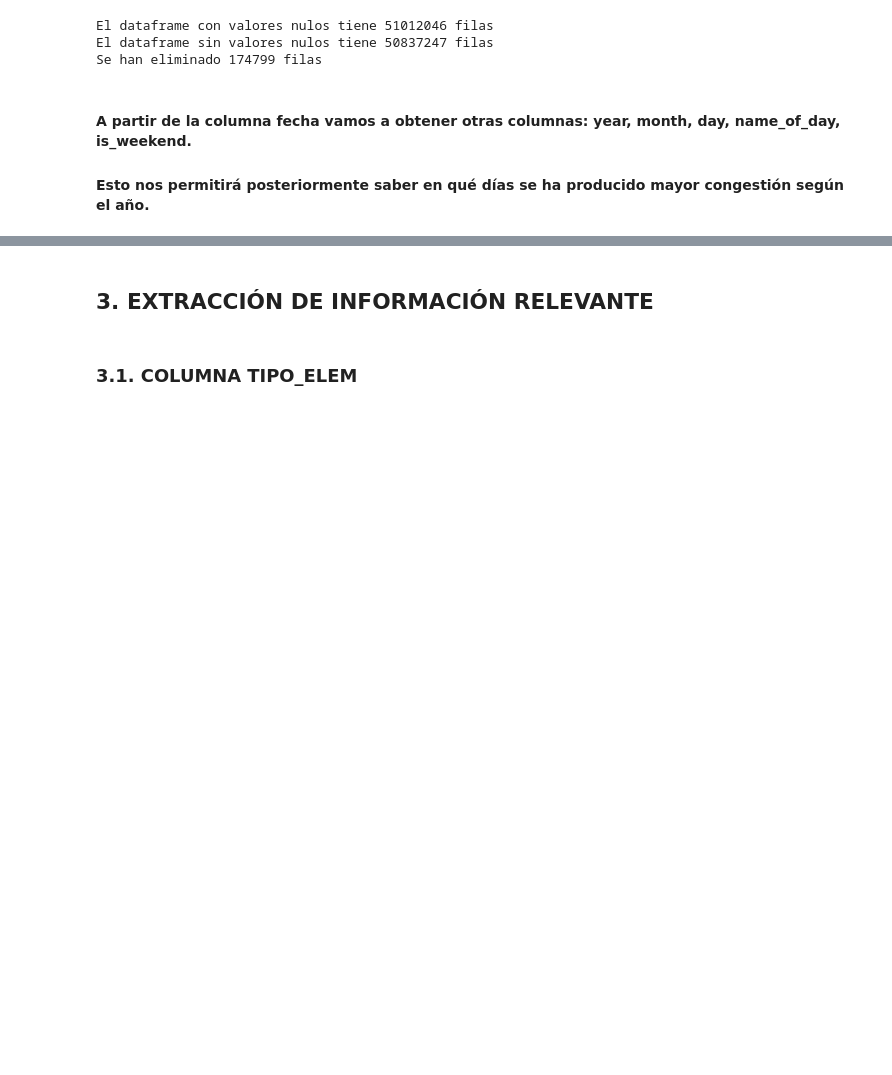
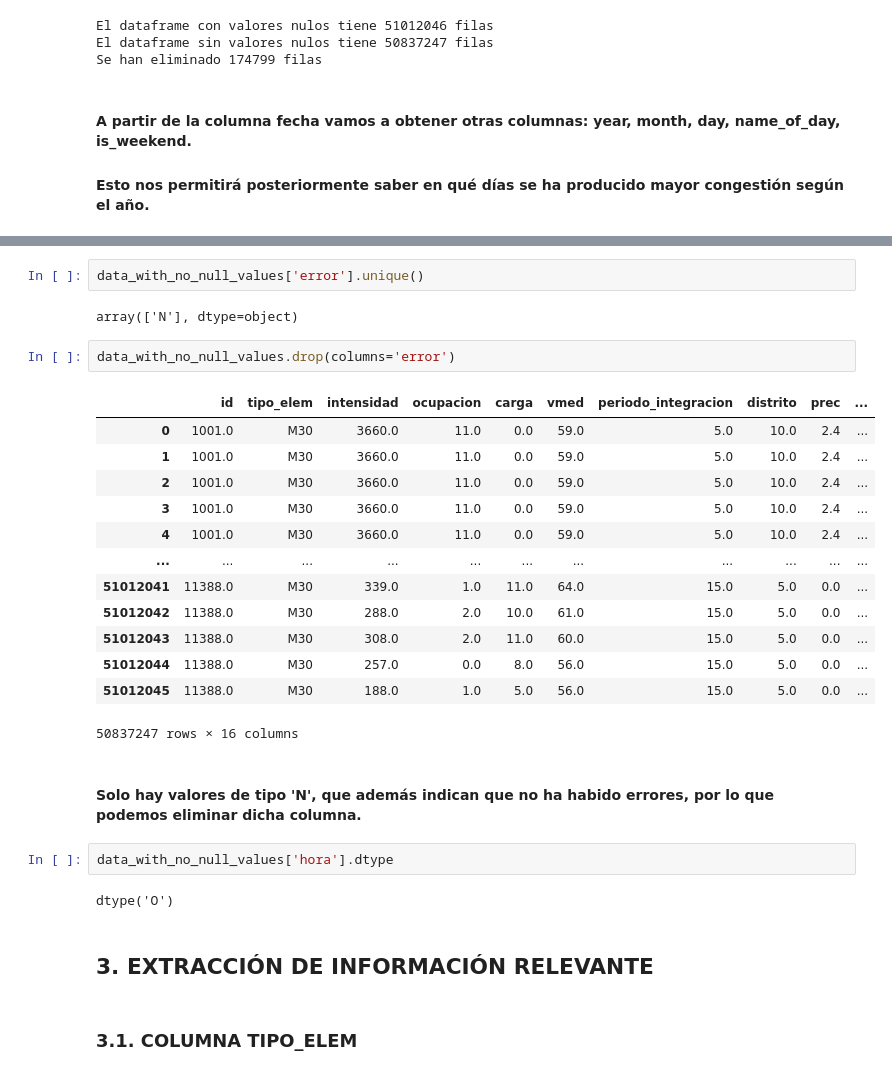
Before and after one commit to JoseACuesta/real_time_traffic_analysis_of_Madrid, a Jupyter notebook: ml/src/ml/cleaning_data.ipynb, the cells around one changed output, grey strips where cells are left out. Drawn from its saved outputs; the diff is of its cells as text; blank space fills up the shorter version.

```diff
--- a/ml/src/ml/cleaning_data.ipynb
+++ b/ml/src/ml/cleaning_data.ipynb
@@ -148,3 +159,29 @@ memory usage: 5.9+ GB
+# %%
+data_with_no_null_values['error'].unique()
+# %% [output]
+array(['N'], dtype=object)
+# %%
+data_with_no_null_values.drop(columns='error')
+# %% [output]
+|  | id | tipo_elem | intensidad | ocupacion | carga | vmed | periodo_integracion | distrito | prec | ... |
+| 0 | 1001.0 | M30 | 3660.0 | 11.0 | 0.0 | 59.0 | 5.0 | 10.0 | 2.4 | ... |
+| 1 | 1001.0 | M30 | 3660.0 | 11.0 | 0.0 | 59.0 | 5.0 | 10.0 | 2.4 | ... |
+| 2 | 1001.0 | M30 | 3660.0 | 11.0 | 0.0 | 59.0 | 5.0 | 10.0 | 2.4 | ... |
+| 3 | 1001.0 | M30 | 3660.0 | 11.0 | 0.0 | 59.0 | 5.0 | 10.0 | 2.4 | ... |
+| 4 | 1001.0 | M30 | 3660.0 | 11.0 | 0.0 | 59.0 | 5.0 | 10.0 | 2.4 | ... |
+| ... | ... | ... | ... | ... | ... | ... | ... | ... | ... | ... |
+| 51012041 | 11388.0 | M30 | 339.0 | 1.0 | 11.0 | 64.0 | 15.0 | 5.0 | 0.0 | ... |
+| 51012042 | 11388.0 | M30 | 288.0 | 2.0 | 10.0 | 61.0 | 15.0 | 5.0 | 0.0 | ... |
+| 51012043 | 11388.0 | M30 | 308.0 | 2.0 | 11.0 | 60.0 | 15.0 | 5.0 | 0.0 | ... |
+| 51012044 | 11388.0 | M30 | 257.0 | 0.0 | 8.0 | 56.0 | 15.0 | 5.0 | 0.0 | ... |
+| 51012045 | 11388.0 | M30 | 188.0 | 1.0 | 5.0 | 56.0 | 15.0 | 5.0 | 0.0 | ... |
+50837247 rows × 16 columns
+# %% [markdown]
+#### Solo hay valores de tipo 'N', que además indican que no ha habido errores, por lo que podemos eliminar dicha columna.
+# %%
+data_with_no_null_values['hora'].dtype
+# %% [output]
+dtype('O')
 # %% [markdown]
 ## 3. EXTRACCIÓN DE INFORMACIÓN RELEVANTE
 # %% [markdown]
```
Also changed, not shown: parts of 10 cells of this notebook.
